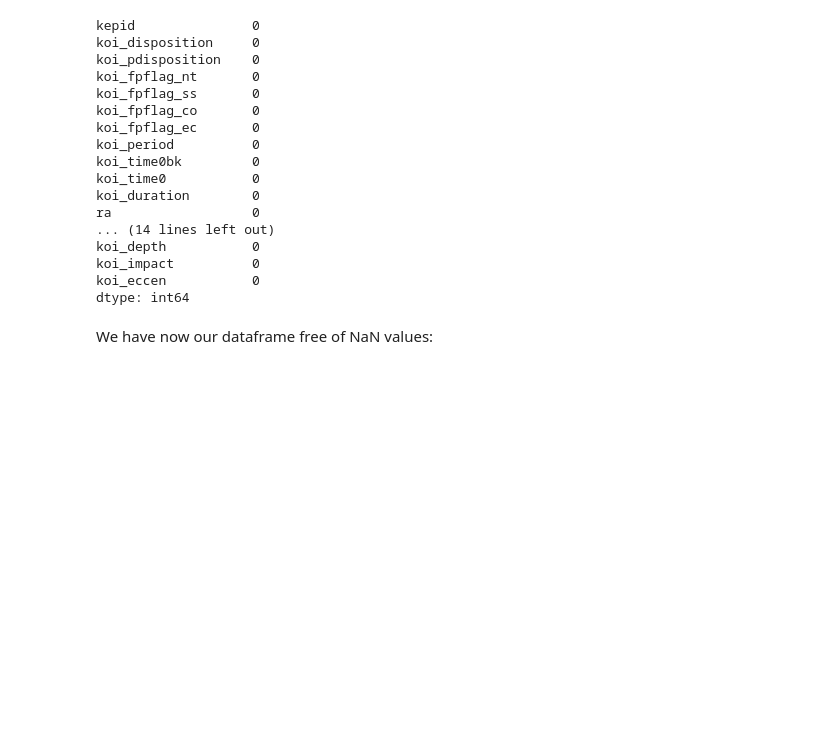
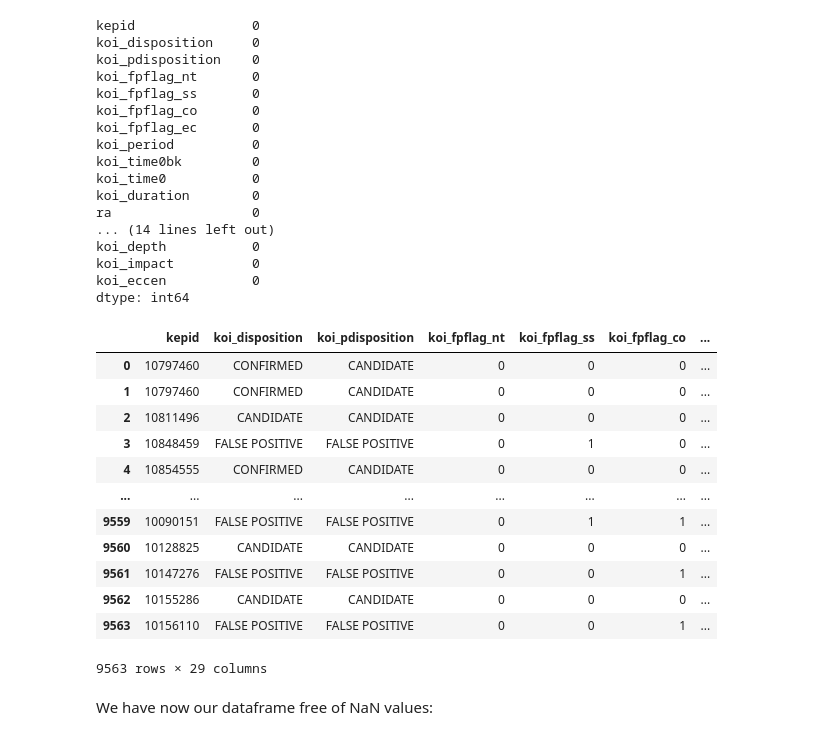
Before and after one commit to maikelps/KOI_ExoplanetClassification, a Jupyter notebook: 1. PreProcessing.ipynb, the cells around one changed output. Drawn from its saved outputs; the diff is of its cells as text; code cells hidden in the pictures; blank space fills up the shorter version.

```diff
--- a/1. PreProcessing.ipynb
+++ b/1. PreProcessing.ipynb
@@ -267,6 +267,22 @@ dtype: int64
 # %%
 #To delete the nan value of the 'koi_kepmag' feature
 df1 = df1.dropna()
+
+df1
+# %% [output]
+|  | kepid | koi_disposition | koi_pdisposition | koi_fpflag_nt | koi_fpflag_ss | koi_fpflag_co | ... |
+| 0 | 10797460 | CONFIRMED | CANDIDATE | 0 | 0 | 0 | ... |
+| 1 | 10797460 | CONFIRMED | CANDIDATE | 0 | 0 | 0 | ... |
+| 2 | 10811496 | CANDIDATE | CANDIDATE | 0 | 0 | 0 | ... |
+| 3 | 10848459 | FALSE POSITIVE | FALSE POSITIVE | 0 | 1 | 0 | ... |
+| 4 | 10854555 | CONFIRMED | CANDIDATE | 0 | 0 | 0 | ... |
+| ... | ... | ... | ... | ... | ... | ... | ... |
+| 9559 | 10090151 | FALSE POSITIVE | FALSE POSITIVE | 0 | 1 | 1 | ... |
+| 9560 | 10128825 | CANDIDATE | CANDIDATE | 0 | 0 | 0 | ... |
+| 9561 | 10147276 | FALSE POSITIVE | FALSE POSITIVE | 0 | 0 | 1 | ... |
+| 9562 | 10155286 | CANDIDATE | CANDIDATE | 0 | 0 | 0 | ... |
+| 9563 | 10156110 | FALSE POSITIVE | FALSE POSITIVE | 0 | 0 | 1 | ... |
+9563 rows × 29 columns
 # %% [markdown]
 We have now our dataframe free of NaN values:
 # %%
```
Also changed, not shown: parts of 1 cell of this notebook.
